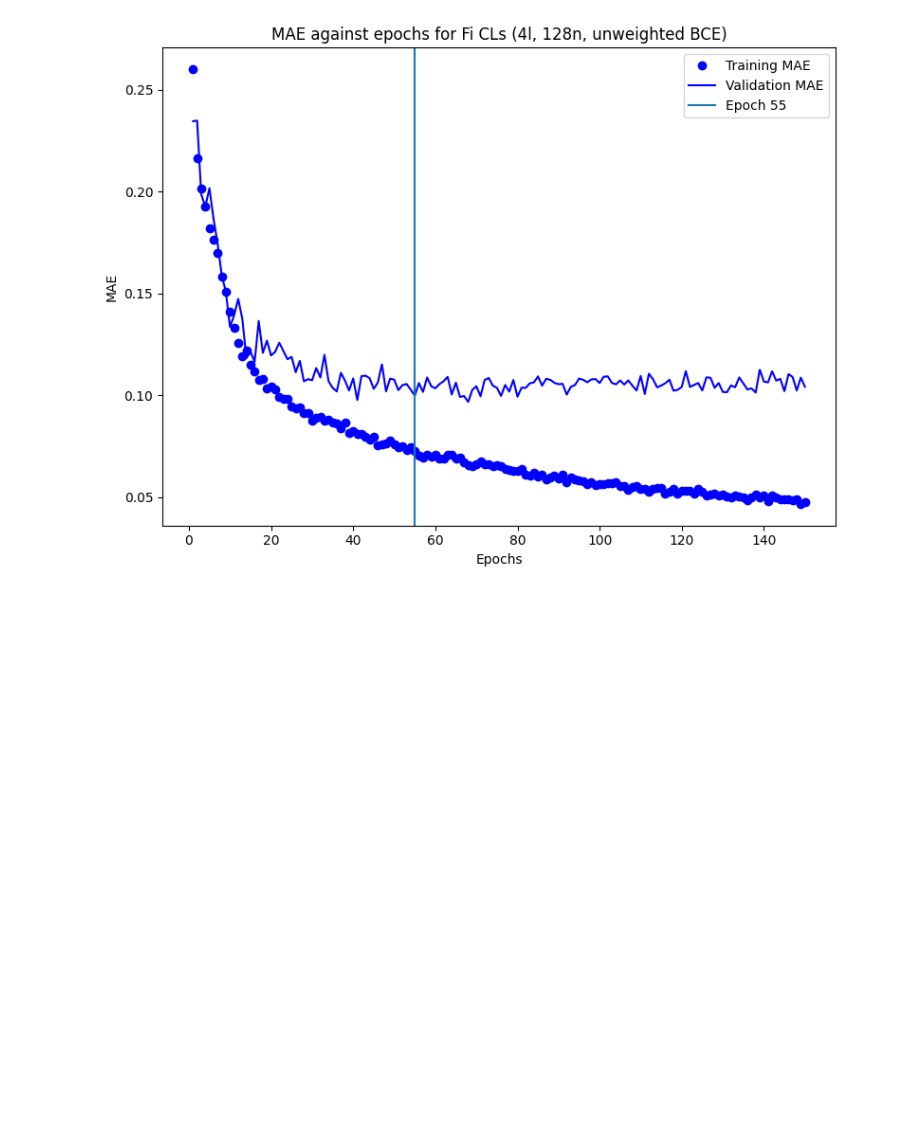
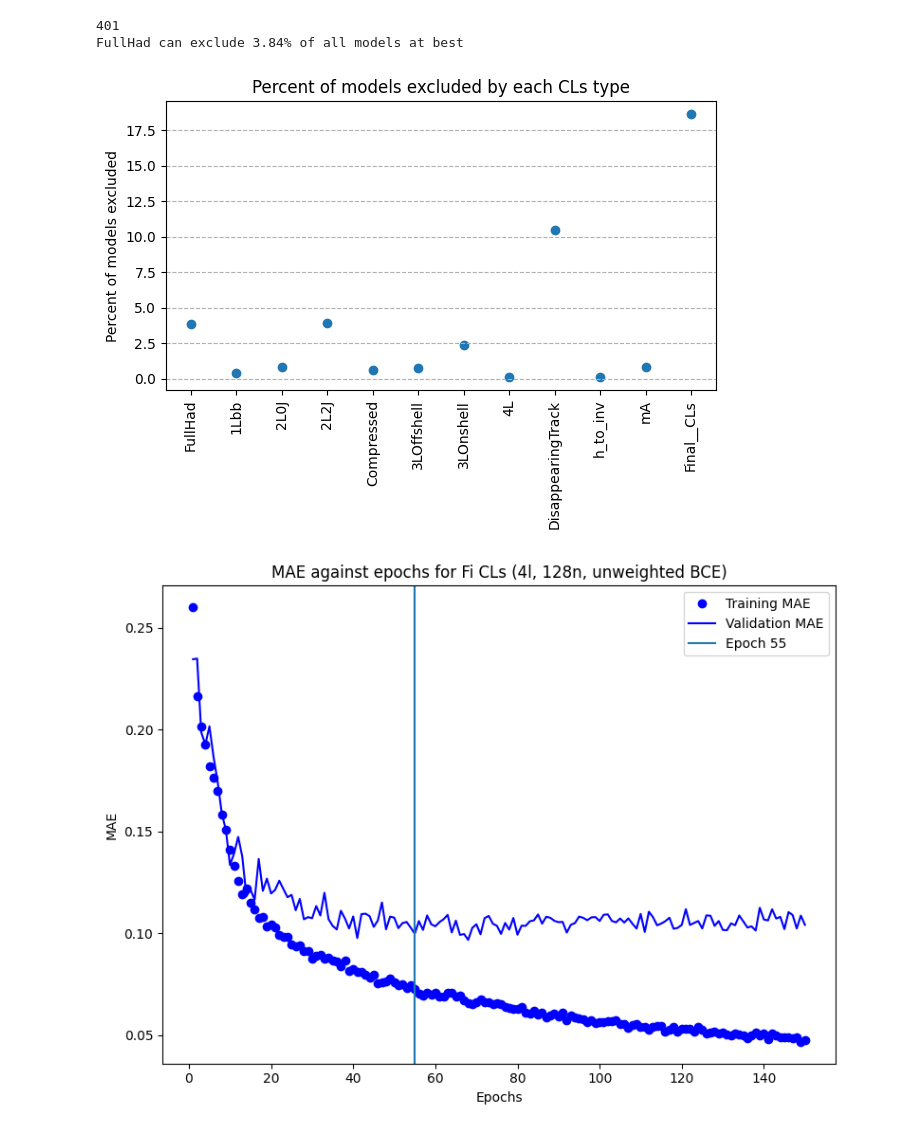
Before and after one commit to benvlasto/MPhys-Project, a Jupyter notebook: notebooks/CLs_model.ipynb, the cells around one changed output. Cells and saved outputs as stored; diff of their text form; code cells hidden in the pictures; blank space fills up the shorter version.

Commit message:
Plotted fraction of models excluded by each CLs type to show Ben H why most CLs are not useful for excluding

```diff
--- a/notebooks/CLs_model.ipynb
+++ b/notebooks/CLs_model.ipynb
@@ -13,12 +13,37 @@ input_parameters = ["M_1", "M_2", "mu", "tan_beta", "M_3", "At", "Ab", "Atau", "
 CLs_labels = ['FullHad', '1Lbb', '2L0J', '2L2J', 'Compressed', '3LOffshell', '3LOnshell', '4L', 'DisappearingTrack', 'h_to_inv', 'mA']
 CLs_labels = [label+'__ObsCLs' for label in CLs_labels]
 CLs_labels.append("Final__CLs")
-chosen_CLs = CLs_labels[-1]
+chosen_CLs = CLs_labels[0]
 
 training_cols = input_parameters
 training_cols.append(chosen_CLs)
 
 train = df[training_cols]
+
+total_exclusions = (df[chosen_CLs] < 0.05).sum()
+print(total_exclusions)
+frac_excluded = 100 * total_exclusions / 10438
+print(f'{chosen_CLs[:-8]} can exclude {frac_excluded:.3}% of all models at best')
+# %% [output]
+401
+FullHad can exclude 3.84% of all models at best
+# %%
+exclusion_per_CLs = []
+for CLs in CLs_labels:
+    total_exclusions = (df[CLs] < 0.05).sum()
+    frac_excluded = 100 * total_exclusions / 10438
+    exclusion_per_CLs.append(frac_excluded)
+
+x_labels = [label[:-8] for label in CLs_labels]
+x_labels[-1] = "Final__CLs"
+plt.scatter(x_labels, exclusion_per_CLs)
+plt.xticks(rotation = 90)
+plt.grid(axis='y', linestyle='--')
+plt.ylabel('Percent of models excluded')
+plt.title('Percent of models excluded by each CLs type')
+plt.tight_layout()
+# %% [output]
+[figure, added]
 # %%
 def neg_linear_loss(y_true, y_pred):
 
```
